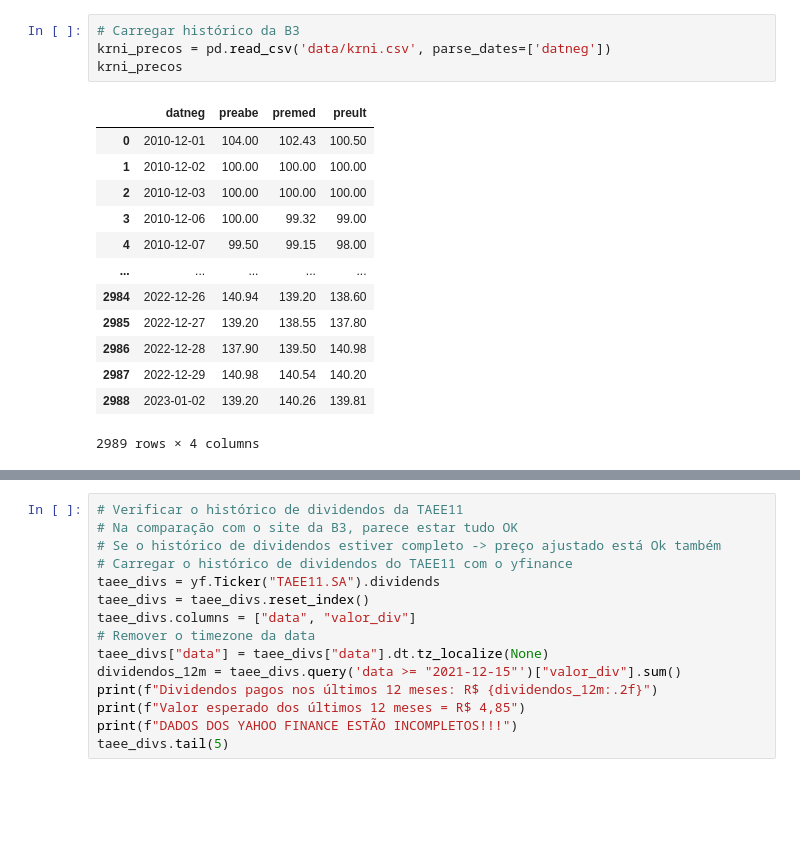
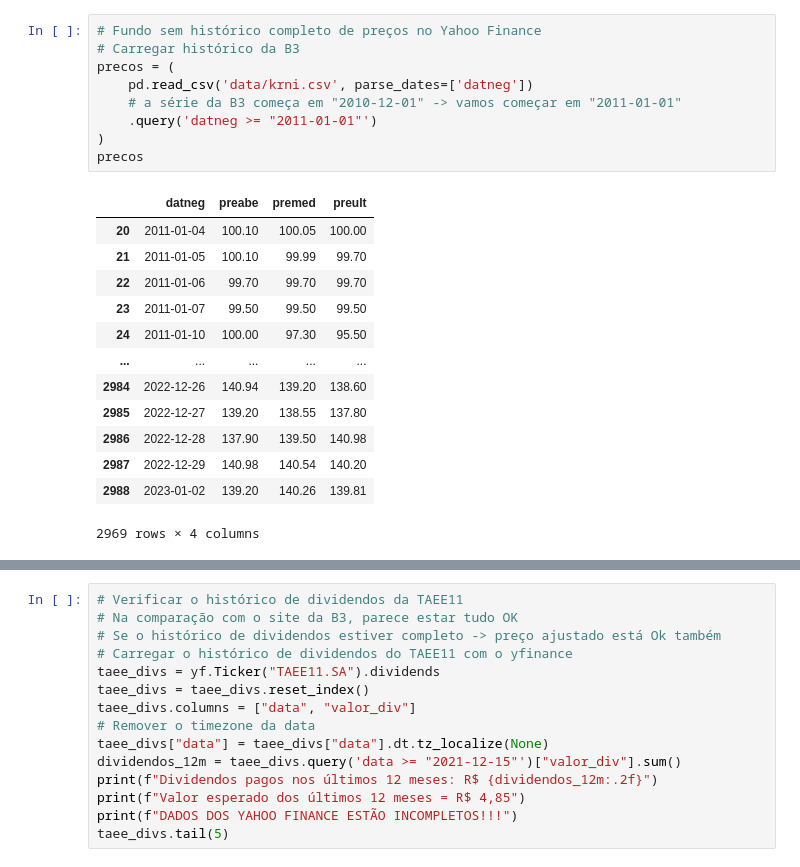
Before and after one commit to crdcj/medium, a Jupyter notebook: KRNI/krni.ipynb, the cells around one changed output, grey strips where cells are left out. Cells and saved outputs as stored; diff of their text form; blank space fills up the shorter version.

```diff
--- a/KRNI/krni.ipynb
+++ b/KRNI/krni.ipynb
@@ -34,21 +6,26 @@ krni_precos
-# %%
-# Carregar histórico da B3
-krni_precos = pd.read_csv('data/krni.csv', parse_dates=['datneg'])
-krni_precos
-# %% [output]
-|  | datneg | preabe | premed | preult |
-| 0 | 2010-12-01 | 104.00 | 102.43 | 100.50 |
-| 1 | 2010-12-02 | 100.00 | 100.00 | 100.00 |
-| 2 | 2010-12-03 | 100.00 | 100.00 | 100.00 |
-| 3 | 2010-12-06 | 100.00 | 99.32 | 99.00 |
-| 4 | 2010-12-07 | 99.50 | 99.15 | 98.00 |
-| ... | ... | ... | ... | ... |
-| 2984 | 2022-12-26 | 140.94 | 139.20 | 138.60 |
-| 2985 | 2022-12-27 | 139.20 | 138.55 | 137.80 |
-| 2986 | 2022-12-28 | 137.90 | 139.50 | 140.98 |
-| 2987 | 2022-12-29 | 140.98 | 140.54 | 140.20 |
-| 2988 | 2023-01-02 | 139.20 | 140.26 | 139.81 |
-2989 rows × 4 columns
+# %%
+# Fundo sem histórico completo de preços no Yahoo Finance
+# Carregar histórico da B3
+precos = (
+    pd.read_csv('data/krni.csv', parse_dates=['datneg'])
+    # a série da B3 começa em "2010-12-01" -> vamos começar em "2011-01-01"
+    .query('datneg >= "2011-01-01"')
+)
+precos
+# %% [output]
+|  | datneg | preabe | premed | preult |
+| 20 | 2011-01-04 | 100.10 | 100.05 | 100.00 |
+| 21 | 2011-01-05 | 100.10 | 99.99 | 99.70 |
+| 22 | 2011-01-06 | 99.70 | 99.70 | 99.70 |
+| 23 | 2011-01-07 | 99.50 | 99.50 | 99.50 |
+| 24 | 2011-01-10 | 100.00 | 97.30 | 95.50 |
+| ... | ... | ... | ... | ... |
+| 2984 | 2022-12-26 | 140.94 | 139.20 | 138.60 |
+| 2985 | 2022-12-27 | 139.20 | 138.55 | 137.80 |
+| 2986 | 2022-12-28 | 137.90 | 139.50 | 140.98 |
+| 2987 | 2022-12-29 | 140.98 | 140.54 | 140.20 |
+| 2988 | 2023-01-02 | 139.20 | 140.26 | 139.81 |
+2969 rows × 4 columns
 # %%
 # Histórico de dividendos do HGLG11 extraído do site Funds Explorer
 # Praticamente não há dados de dividendos para o HGLH11 no Yahoo Finance
```
Also changed, not shown: parts of 16 cells of this notebook, 5 other files.
